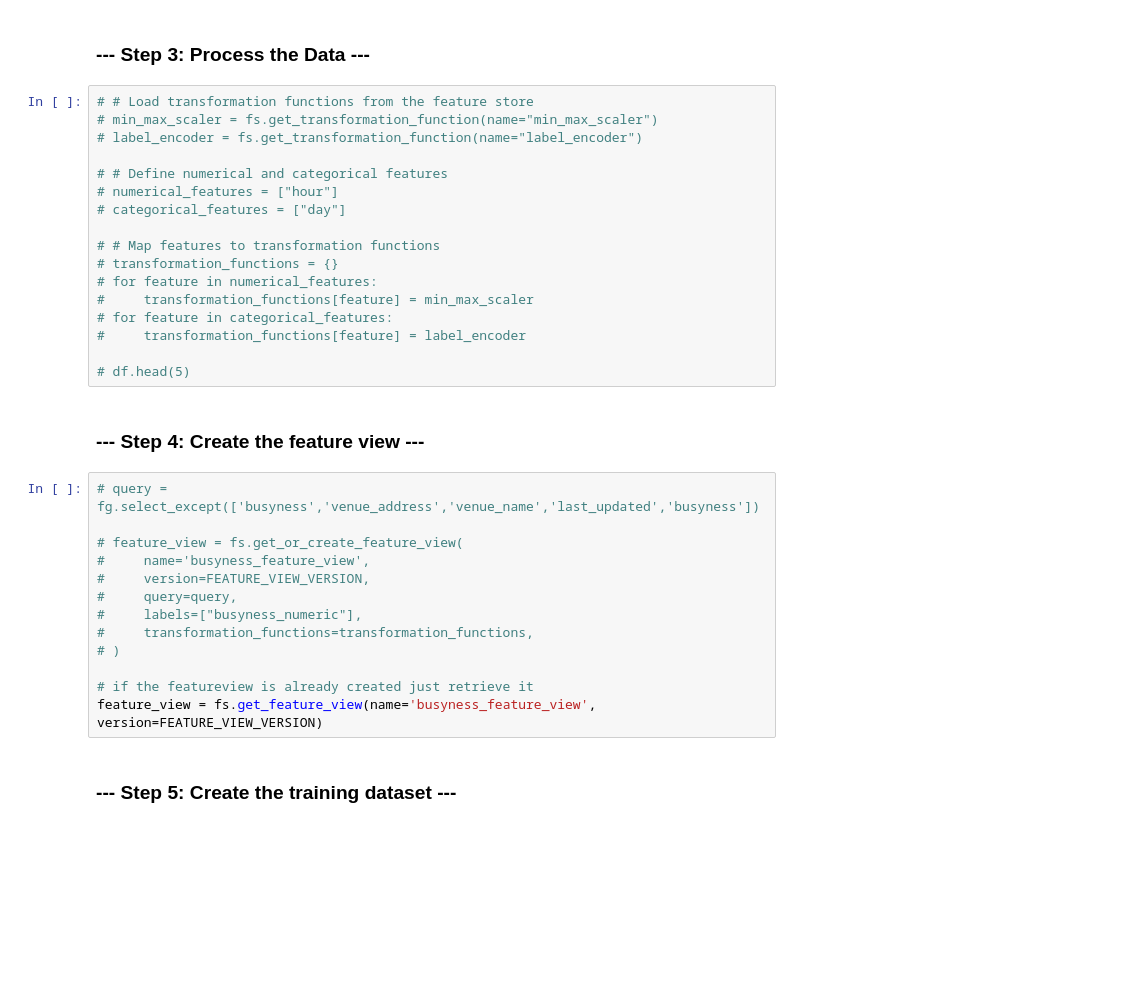
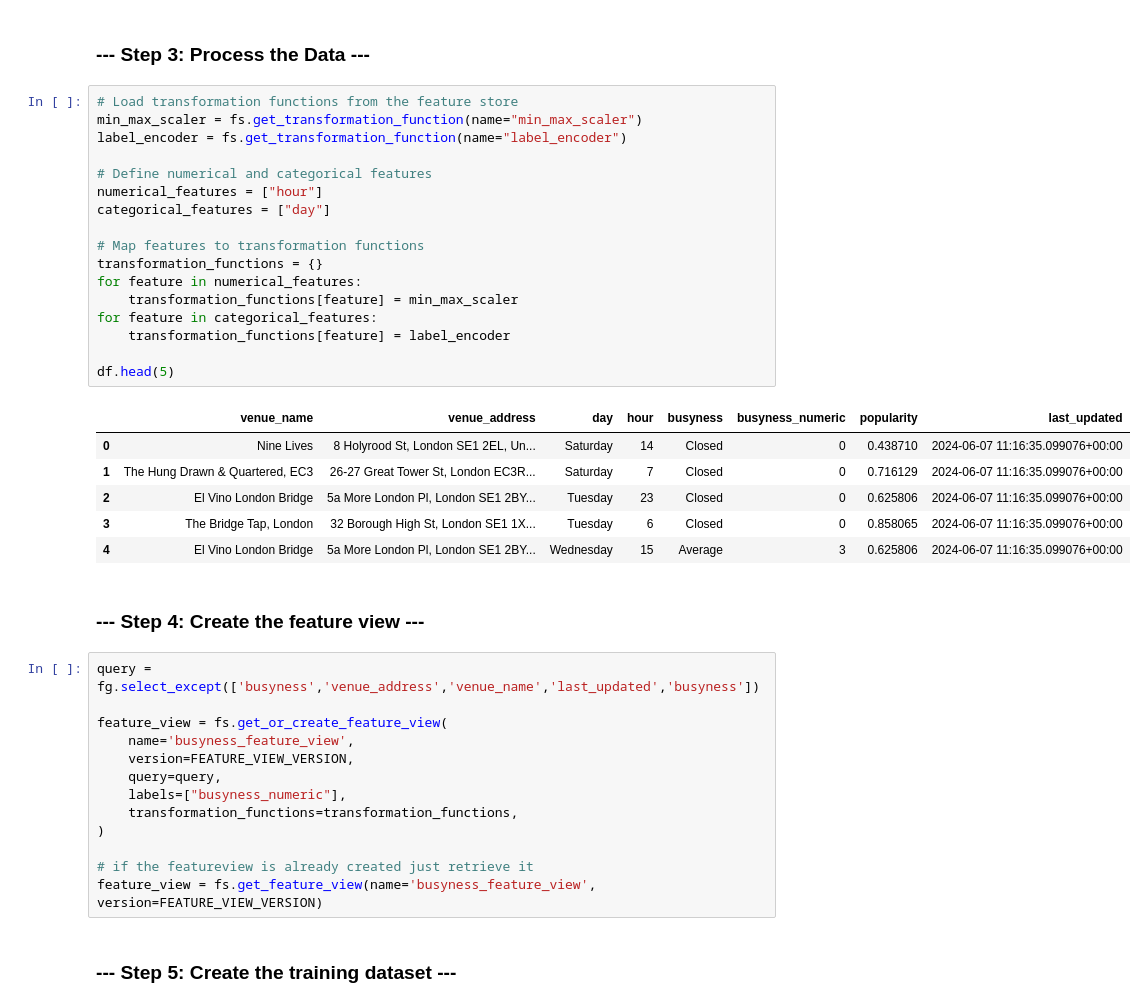
Before and after one commit to MagicLex/workshop, a Jupyter notebook: bar-training.ipynb, the cells around one changed output. Saved outputs shown, nothing was run; the diff lists cells and outputs as text; blank space fills up the shorter version.

Commit message:
Uncomment feature view CRUD

```diff
--- a/bar-training.ipynb
+++ b/bar-training.ipynb
@@ -47,34 +54,41 @@ Connected. Call `.close()` to terminate connection gracefully.
 # %% [markdown]
 ### --- Step 3: Process the Data ---
 # %%
-# # Load transformation functions from the feature store
-# min_max_scaler = fs.get_transformation_function(name="min_max_scaler")
-# label_encoder = fs.get_transformation_function(name="label_encoder")
+# Load transformation functions from the feature store
+min_max_scaler = fs.get_transformation_function(name="min_max_scaler")
+label_encoder = fs.get_transformation_function(name="label_encoder")
 
-# # Define numerical and categorical features
-# numerical_features = ["hour"]
-# categorical_features = ["day"]
+# Define numerical and categorical features
+numerical_features = ["hour"]
+categorical_features = ["day"]
 
-# # Map features to transformation functions
-# transformation_functions = {}
-# for feature in numerical_features:
-#     transformation_functions[feature] = min_max_scaler
-# for feature in categorical_features:
-#     transformation_functions[feature] = label_encoder
+# Map features to transformation functions
+transformation_functions = {}
+for feature in numerical_features:
+    transformation_functions[feature] = min_max_scaler
+for feature in categorical_features:
+    transformation_functions[feature] = label_encoder
 
-# df.head(5)
+df.head(5)
+# %% [output]
+|  | venue_name | venue_address | day | hour | busyness | busyness_numeric | popularity | last_updated |
+| 0 | Nine Lives | 8 Holyrood St, London SE1 2EL, Un... | Saturday | 14 | Closed | 0 | 0.438710 | 2024-06-07 11:16:35.099076+00:00 |
+| 1 | The Hung Drawn & Quartered, EC3 | 26-27 Great Tower St, London EC3R... | Saturday | 7 | Closed | 0 | 0.716129 | 2024-06-07 11:16:35.099076+00:00 |
+| 2 | El Vino London Bridge | 5a More London Pl, London SE1 2BY... | Tuesday | 23 | Closed | 0 | 0.625806 | 2024-06-07 11:16:35.099076+00:00 |
+| 3 | The Bridge Tap, London | 32 Borough High St, London SE1 1X... | Tuesday | 6 | Closed | 0 | 0.858065 | 2024-06-07 11:16:35.099076+00:00 |
+| 4 | El Vino London Bridge | 5a More London Pl, London SE1 2BY... | Wednesday | 15 | Average | 3 | 0.625806 | 2024-06-07 11:16:35.099076+00:00 |
 # %% [markdown]
 ### --- Step 4: Create the feature view ---
 # %%
-# query = fg.select_except(['busyness','venue_address','venue_name','last_updated','busyness'])
+query = fg.select_except(['busyness','venue_address','venue_name','last_updated','busyness'])
 
-# feature_view = fs.get_or_create_feature_view(
-#     name='busyness_feature_view',
-#     version=FEATURE_VIEW_VERSION,
-#     query=query,
-#     labels=["busyness_numeric"],
-#     transformation_functions=transformation_functions,
-# )
+feature_view = fs.get_or_create_feature_view(
+    name='busyness_feature_view',
+    version=FEATURE_VIEW_VERSION,
+    query=query,
+    labels=["busyness_numeric"],
+    transformation_functions=transformation_functions,
+)
 
 # if the featureview is already created just retrieve it
 feature_view = fs.get_feature_view(name='busyness_feature_view', version=FEATURE_VIEW_VERSION)
```
Also changed, not shown: parts of 5 cells of this notebook.
